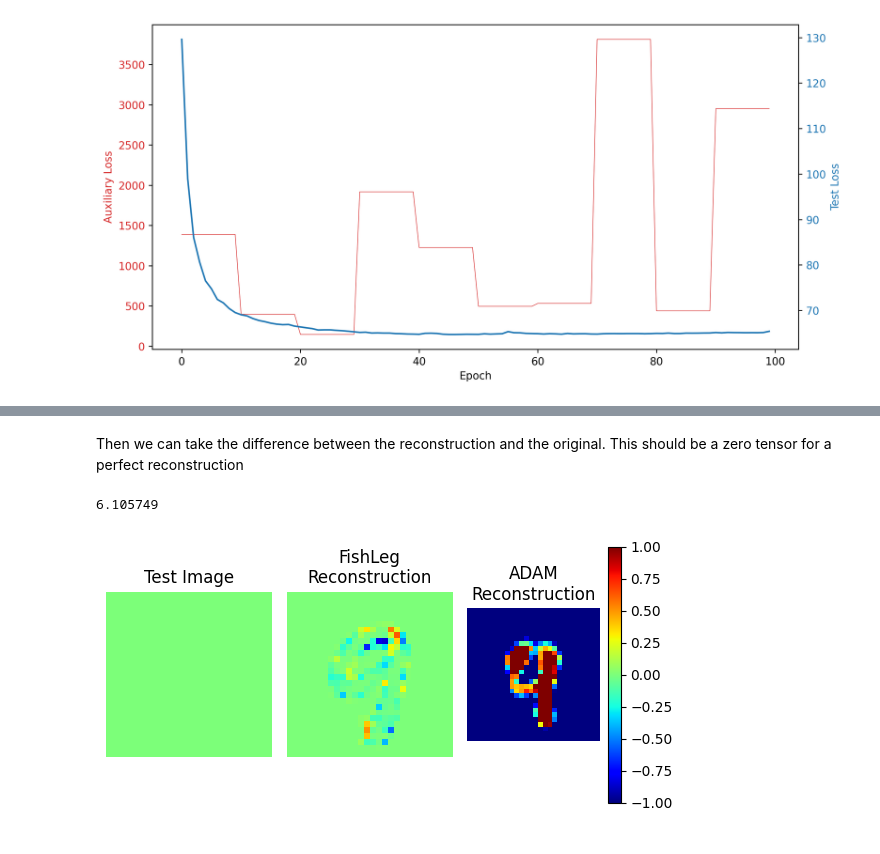
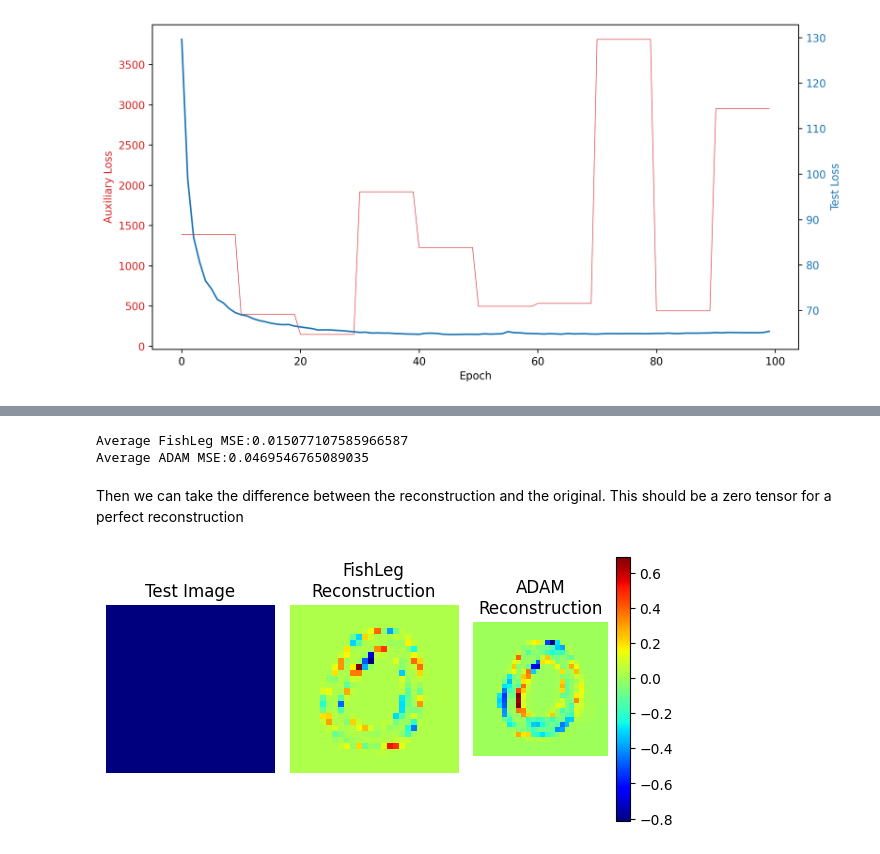
Before and after one commit to mtkresearch/FishLeg, a Jupyter notebook: examples/MNIST_autoencoder.ipynb, the cells around one changed output, grey strips where cells are left out. Cells and saved outputs as stored; diff of their text form; code cells hidden in the pictures.

```diff
--- a/examples/MNIST_autoencoder.ipynb
+++ b/examples/MNIST_autoencoder.ipynb
@@ -474,33 +481,48 @@ plt.tight_layout()
+# %%
+mses_fishleg = []
+mses_adam = []
+
+for i in range(len(test_dataset)):
+    test_image = test_dataset[i][0]
+    test_image_numpy = np.array(test_image)
+    fishleg_reconstruction = torch.sigmoid(model_FishLeg(test_image.to(device))).cpu().detach().numpy()
+    adam_reconstruction = torch.sigmoid(model_ADAM(test_image.to(device))).cpu().detach().numpy()
+
+    mse_fishleg = mse(test_image_numpy,fishleg_reconstruction)
+    mse_adam = mse(test_image_numpy,adam_reconstruction)
+
+    mses_fishleg.append(mse_fishleg)
+    mses_adam.append(mse_adam)
+
+avg_fishleg = np.mean(mses_fishleg)
+avg_adam = np.mean(mses_adam)
+
+print(f"Average FishLeg MSE:{avg_fishleg}")
+print(f"Average ADAM MSE:{avg_adam}")
+# %% [output]
+Average FishLeg MSE:0.015077107585966587
+Average ADAM MSE:0.0469546765089035
 # %% [markdown]
 Then we can take the difference between the reconstruction and the original. This should be a zero tensor for a perfect reconstruction
-# %%
-max(fishleg_reconstruction)
-# %% [output]
-6.105749
 # %%
-vmin = -1
-vmax = 1
 cmap = 'jet'
 
 fig, axs = plt.subplots(1,3, figsize=(6,3))
 axs=axs.flatten()
 
-test_img = np.array(test_dataset[i])[0]
-axs[0].imshow((test_img-test_img).reshape(28,28), cmap=cmap, vmin=vmin, vmax=vmax)
+axs[0].imshow((test_image_numpy-test_image_numpy).reshape(28,28), cmap=cmap)
 axs[0].axis('off')
 axs[0].set_title(f"Test Image")
 
-fishleg_reconstruction = model_FishLeg(test_dataset[i][0].to(device)).cpu().detach().numpy()
-axs[1].imshow(np.array(fishleg_reconstruction-test_img).reshape(28,28), cmap=cmap, vmin=vmin, vmax=vmax)
+axs[1].imshow(np.array(fishleg_reconstruction-test_image_numpy).reshape(28,28), cmap=cmap)
 axs[1].axis('off')
 axs[1].set_title(f"FishLeg\nReconstruction")
 
-adam_reconstruction = model_ADAM(test_dataset[i][0].to(device)).cpu().detach().numpy()
-pl=axs[2].imshow(np.array(adam_reconstruction-test_img).reshape(28,28), cmap=cmap, vmin=vmin, vmax=vmax)
+pl=axs[2].imshow(np.array(adam_reconstruction-test_image_numpy).reshape(28,28), cmap=cmap)
 axs[2].axis('off')
 axs[2].set_title(f"ADAM\nReconstruction")
 
 fig.colorbar(pl)
 plt.tight_layout()
 # %% [output]
-[figure, old version]
+[figure, new version]
```
Also changed, not shown: parts of 4 cells of this notebook.
